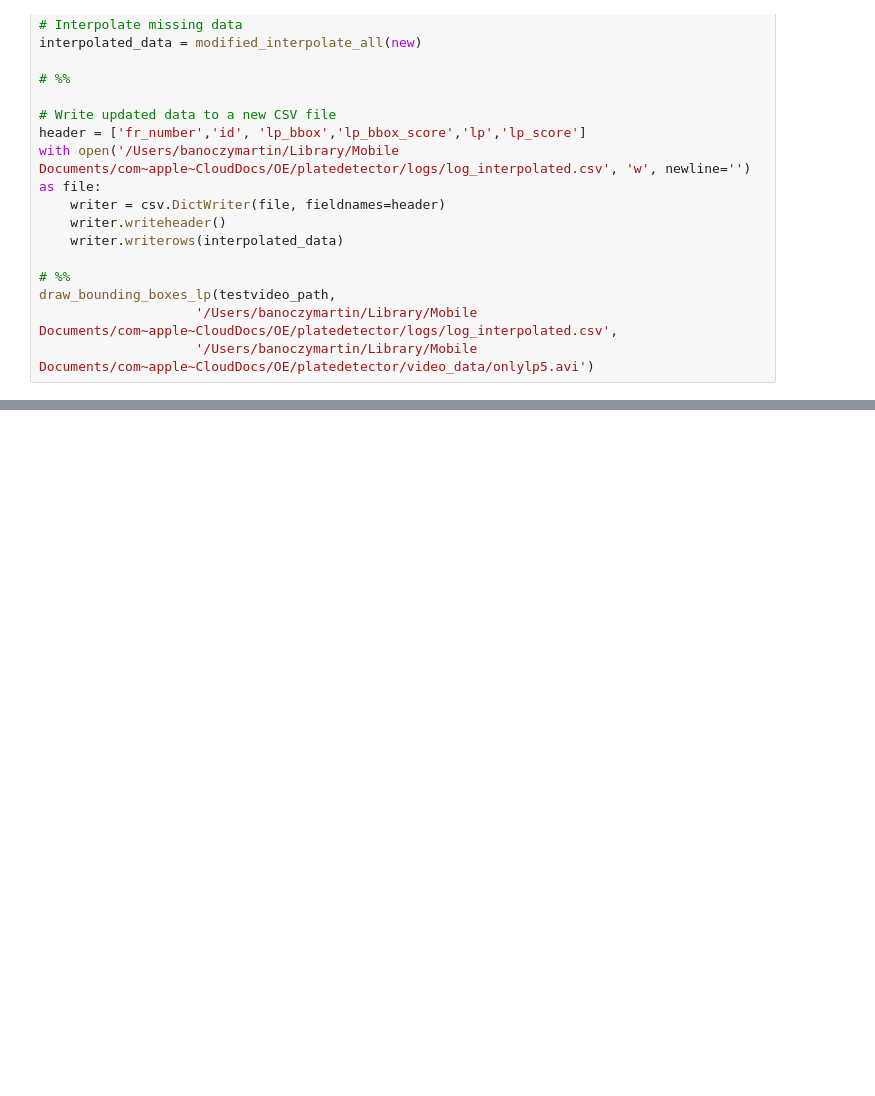
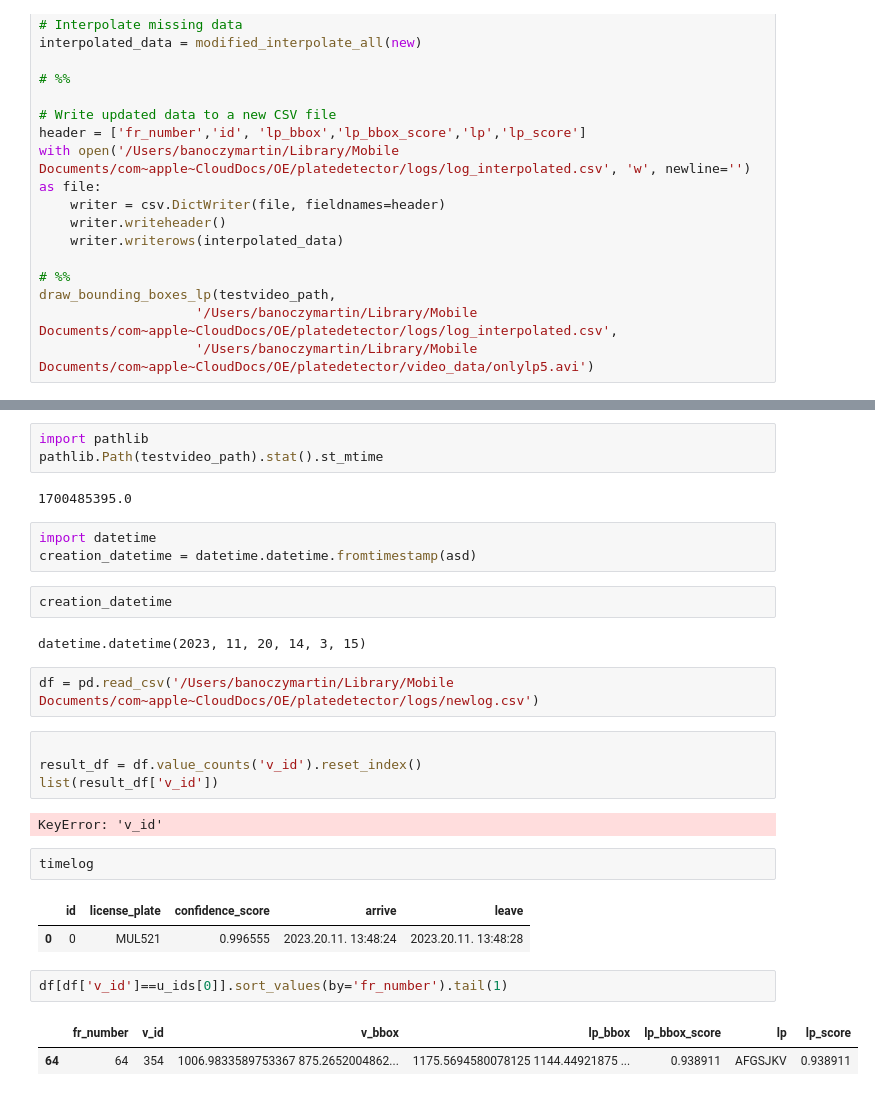
Before and after one commit to mbnczy/LicensePlateDetection, a Jupyter notebook: Logic/logic_notebook.ipynb, the cells around one changed output, grey strips where cells are left out. Cells and saved outputs as stored; diff of their text form; blank space fills up the shorter version.

```diff
--- a/Logic/logic_notebook.ipynb
+++ b/Logic/logic_notebook.ipynb
@@ -1043,0 +1078,30 @@ Error:
+# %%
+import pathlib
+pathlib.Path(testvideo_path).stat().st_mtime
+# %% [output]
+1700485395.0
+# %%
+import datetime
+creation_datetime = datetime.datetime.fromtimestamp(asd)
+# %%
+creation_datetime
+# %% [output]
+datetime.datetime(2023, 11, 20, 14, 3, 15)
+# %%
+df = pd.read_csv('/Users/banoczymartin/Library/Mobile Documents/com~apple~CloudDocs/OE/platedetector/logs/newlog.csv')
+# %%
+
+result_df = df.value_counts('v_id').reset_index()
+list(result_df['v_id'])
+# %% [output]
+KeyError: 'v_id'
+# %%
+timelog
+# %% [output]
+|  | id | license_plate | confidence_score | arrive | leave |
+| 0 | 0 | MUL521 | 0.996555 | 2023.20.11. 13:48:24 | 2023.20.11. 13:48:28 |
+# %%
+df[df['v_id']==u_ids[0]].sort_values(by='fr_number').tail(1)
+# %% [output]
+|  | fr_number | v_id | v_bbox | lp_bbox | lp_bbox_score | lp | lp_score |
+| 64 | 64 | 354 | 1006.9833589753367 875.2652004862... | 1175.5694580078125 1144.44921875 ... | 0.938911 | AFGSJKV | 0.938911 |
```
Also changed, not shown: parts of 2 cells of this notebook, 4 other files.
